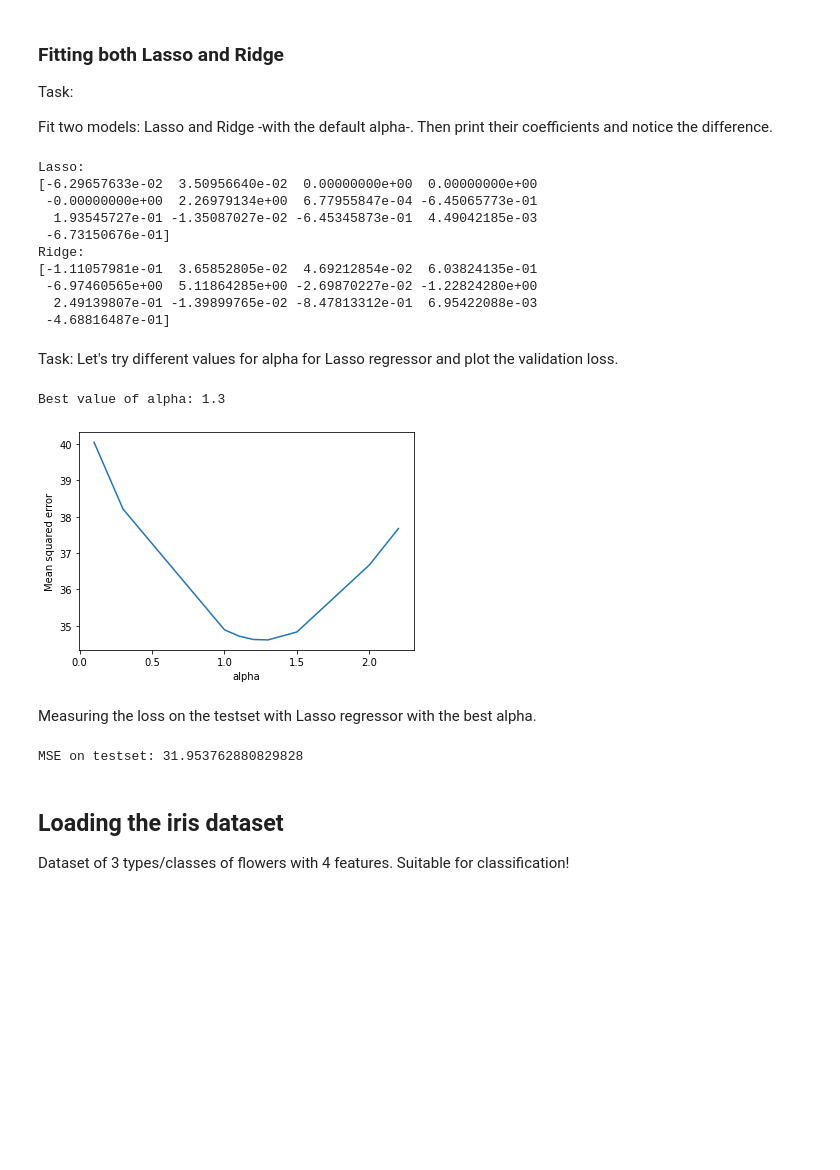
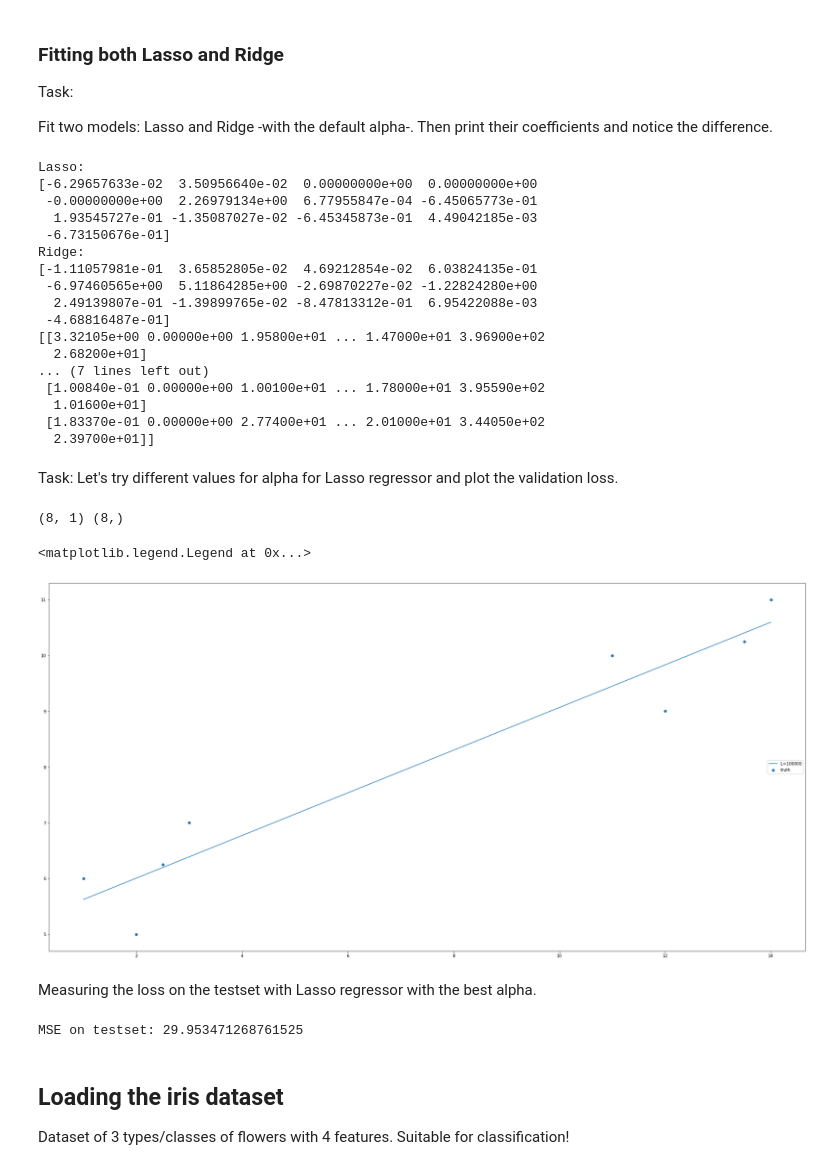
Before and after one commit to Ehsan2754/Fall2021, a Jupyter notebook: ITML/Lab-4/Lab-4.ipynb, the cells around one changed output. Drawn from its saved outputs; the diff is of its cells as text; code cells hidden in the pictures; blank space fills up the shorter version.

```diff
--- a/ITML/Lab-4/Lab-4.ipynb
+++ b/ITML/Lab-4/Lab-4.ipynb
@@ -45,6 +45,7 @@ clf = Ridge()
 print('Ridge:')
 clf.fit(x_train,y_train)
 print(clf.coef_)
+print(x_train)
 # %% [output]
 Lasso:
 [-6.29657633e-02  3.50956640e-02  0.00000000e+00  0.00000000e+00
@@ -56,44 +57,72 @@ Ridge:
  -6.97460565e+00  5.11864285e+00 -2.69870227e-02 -1.22824280e+00
   2.49139807e-01 -1.39899765e-02 -8.47813312e-01  6.95422088e-03
  -4.68816487e-01]
+[[3.32105e+00 0.00000e+00 1.95800e+01 ... 1.47000e+01 3.96900e+02
+  2.68200e+01]
+... (7 lines left out)
+ [1.00840e-01 0.00000e+00 1.00100e+01 ... 1.78000e+01 3.95590e+02
+  1.01600e+01]
+ [1.83370e-01 0.00000e+00 2.77400e+01 ... 2.01000e+01 3.44050e+02
+  2.39700e+01]]
 # %% [markdown]
 Task:
 Let's try different values for alpha for Lasso regressor and plot the validation loss.
 # %%
 import matplotlib.pylab as plt
 import numpy as np
+
 from sklearn.metrics import mean_squared_error
 %matplotlib inline
 
-alphas = [2.2, 2, 1.5, 1.3, 1.2, 1.1, 1, 0.3, 0.1]
+alphas = np.arange(start=100000,stop=100001,step=100)
 losses = []
+x_train=np.array([[1],[2],[2.5],[3],[11],[12],[13.5],[14]])
+y_train=np.array([6,5,6.25,7,10,9,10.25,11])
+print(x_train.shape,y_train.shape)
+# from sklearn.linear_model import Ridge
+# import numpy as np
+n_samples, n_features = 8, 1
+# rng = np.random.RandomState(0)
+# y = rng.randn(n_samples)
+# X = rng.randn(n_samples, n_features)
+# print(X)
+# clf = Ridge(alpha=1.0)
+# clf.fit(X, y)
+# print(X.shape,y.shape)
+fig, ax = plt.subplots()
+fig.set_size_inches(h=16.5, w=33)
 for alpha in alphas:
     # Write (5 lines): create a Lasso regressor with the alpha value.
-    clf=Lasso(alpha=alpha)
+    clf=Ridge(alpha=0.00001)
     clf.fit(x_train,y_train)
     # Fit it to the training set, then get the prediction of the validation set (x_val).
-    y_pred=clf.predict(x_val)
     # calculate the mean sqaured error loss, then append it to the losses array
-    losses.append(mean_squared_error(y_val,y_pred))
+    # print( alpha, [clf.coef_,5.242884510125889])
+    losses.append( [clf.coef_,5.242884510125889])
+    plt.plot([min(x_train),max(x_train)], [min(x_train)*clf.coef_+clf.intercept_, max(x_train)*clf.coef_+clf.intercept_],label='L={0}'.format(alpha))
+    # print(alpha, clf.coef_,clf.intercept_)]
+    break
 
-plt.plot(alphas, losses)
-plt.xlabel("alpha")
-plt.ylabel("Mean squared error")
+ax.scatter(x_train, y_train,label='truth')
+ax.legend(loc='right')
+# ax.set_xlabel("alpha")
+# ax.set_ylabel("Mean squared error")
 
-best_alpha = alphas[np.argmin(losses)] # argmin -> index of the np.minimum value
-print("Best value of alpha:", best_alpha)
+# best_alpha = alphas[np.argmin(losses)] # argmin -> index of the np.minimum value
+# print("Best value of alpha:", best_alpha)
 # %% [output]
-Best value of alpha: 1.3
+(8, 1) (8,)
+<matplotlib.legend.Legend at 0x...>
-[figure, old version]
+[figure, new version]
 # %% [markdown]
 Measuring the loss on the testset with Lasso regressor with the best alpha.
 # %%
-lasso = Lasso(best_alpha)
-lasso.fit(x_train, y_train)
-y_pred = lasso.predict(x_test)
+ridge = Ridge(best_alpha)
+ridge.fit(x_train, y_train)
+y_pred = ridge.predict(x_test)
 print("MSE on testset:", mean_squared_error(y_test, y_pred))
 # %% [output]
-MSE on testset: 31.953762880829828
+MSE on testset: 29.953471268761525
 # %% [markdown]
 ## Loading the iris dataset
 Dataset of 3 types/classes of flowers with 4 features. Suitable for classification!
```
Also changed, not shown: 17 other files.
